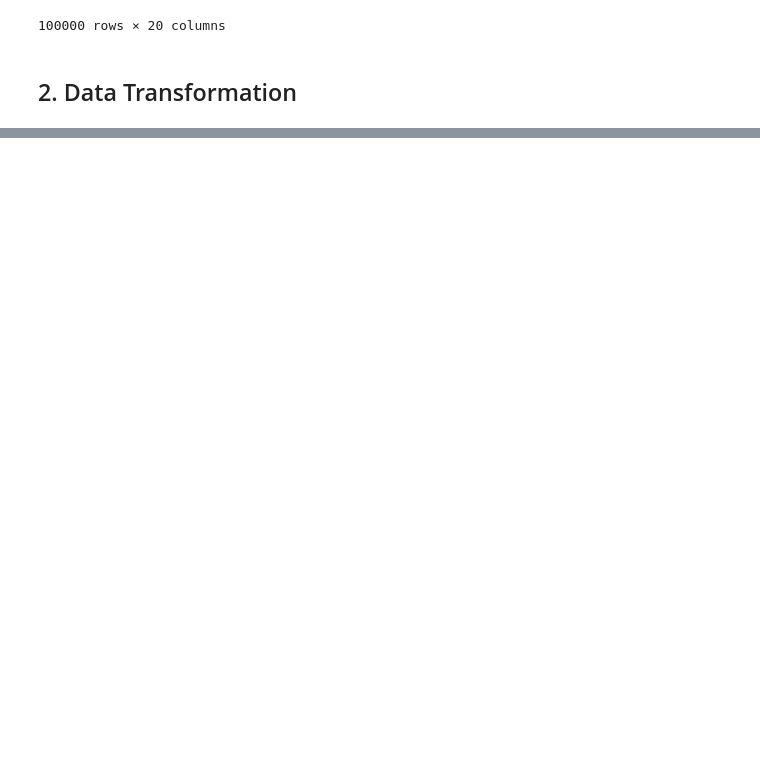
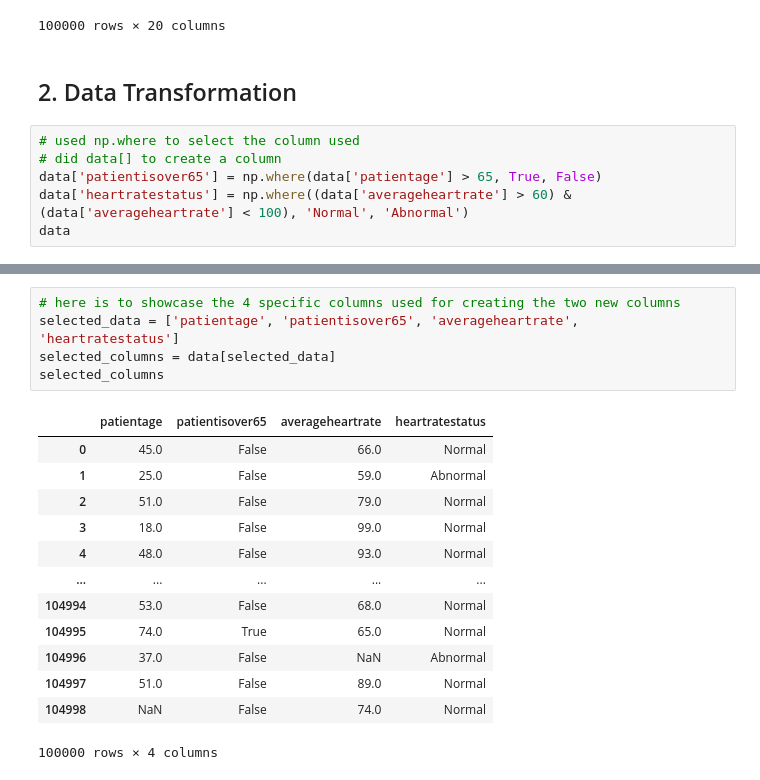
Before and after one commit to Helzheng123/datasci_2_manipulation, a Jupyter notebook: hha507_wk2_assignment.ipynb, the cells around one changed output, grey strips where cells are left out. Saved outputs shown, nothing was run; the diff lists cells and outputs as text; blank space fills up the shorter version.

```diff
--- a/hha507_wk2_assignment.ipynb
+++ b/hha507_wk2_assignment.ipynb
@@ -144,3 +144,9 @@ data
 100000 rows × 20 columns
 # %% [markdown]
 ## 2. Data Transformation
+# %%
+# used np.where to select the column used
+# did data[] to create a column
+data['patientisover65'] = np.where(data['patientage'] > 65, True, False)
+data['heartratestatus'] = np.where((data['averageheartrate'] > 60) & (data['averageheartrate'] < 100), 'Normal', 'Abnormal')
+data
@@ -146,0 +167,19 @@ data
+# %%
+# here is to showcase the 4 specific columns used for creating the two new columns
+selected_data = ['patientage', 'patientisover65', 'averageheartrate', 'heartratestatus']
+selected_columns = data[selected_data]
+selected_columns
+# %% [output]
+|  | patientage | patientisover65 | averageheartrate | heartratestatus |
+| 0 | 45.0 | False | 66.0 | Normal |
+| 1 | 25.0 | False | 59.0 | Abnormal |
+| 2 | 51.0 | False | 79.0 | Normal |
+| 3 | 18.0 | False | 99.0 | Normal |
+| 4 | 48.0 | False | 93.0 | Normal |
+| ... | ... | ... | ... | ... |
+| 104994 | 53.0 | False | 68.0 | Normal |
+| 104995 | 74.0 | True | 65.0 | Normal |
+| 104996 | 37.0 | False | NaN | Abnormal |
+| 104997 | 51.0 | False | 89.0 | Normal |
+| 104998 | NaN | False | 74.0 | Normal |
+100000 rows × 4 columns
```
Also changed, not shown: parts of 1 cell of this notebook.
